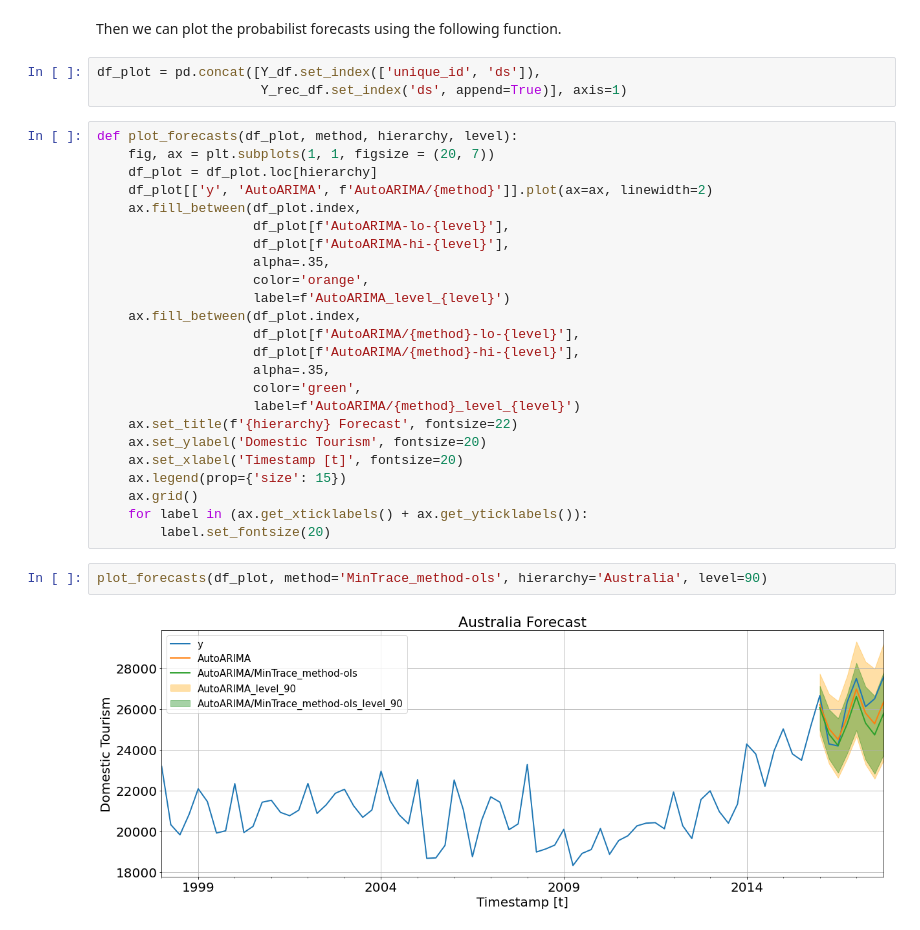
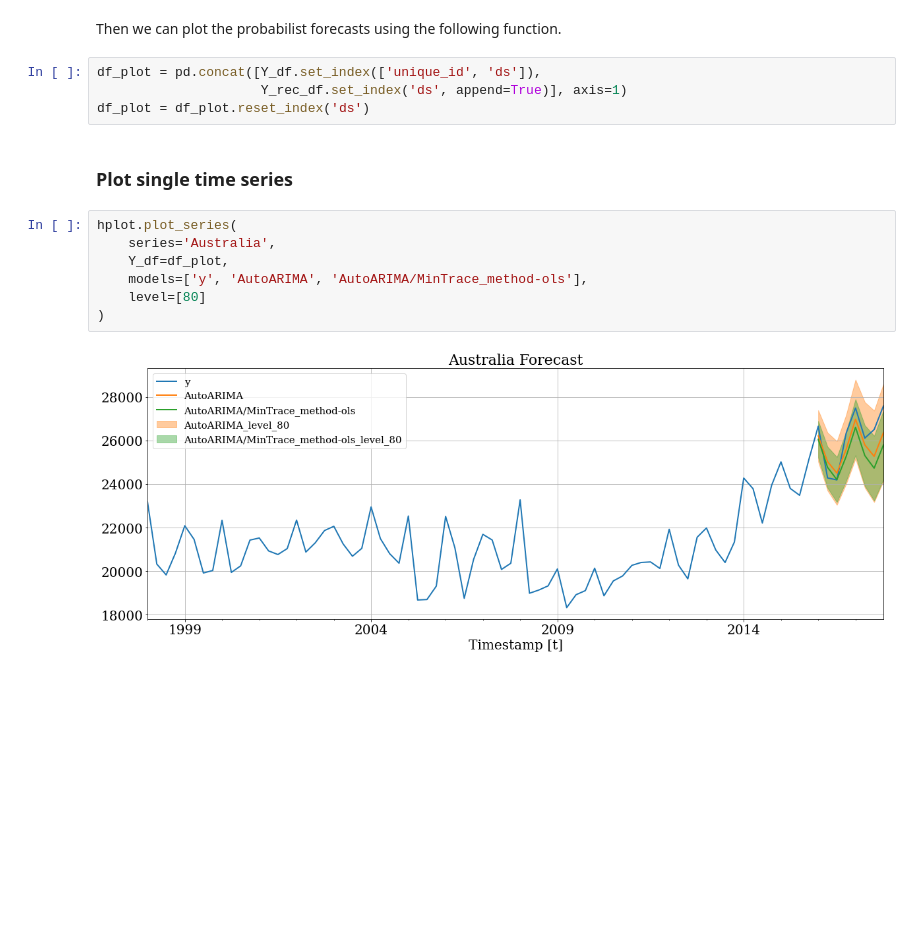
Before and after one commit to Nixtla/hierarchicalforecast, a Jupyter notebook: nbs/examples/AustralianDomesticTourism-Intervals.ipynb, the cells around one changed output. Drawn from its saved outputs; the diff is of its cells as text; blank space fills up the shorter version.

```diff
--- a/nbs/examples/AustralianDomesticTourism-Intervals.ipynb
+++ b/nbs/examples/AustralianDomesticTourism-Intervals.ipynb
@@ -147,34 +162,18 @@ Then we can plot the probabilist forecasts using the following function.
 # %%
 df_plot = pd.concat([Y_df.set_index(['unique_id', 'ds']),
                      Y_rec_df.set_index('ds', append=True)], axis=1)
+df_plot = df_plot.reset_index('ds')
-# %%
-def plot_forecasts(df_plot, method, hierarchy, level):
-    fig, ax = plt.subplots(1, 1, figsize = (20, 7))
-    df_plot = df_plot.loc[hierarchy]
-    df_plot[['y', 'AutoARIMA', f'AutoARIMA/{method}']].plot(ax=ax, linewidth=2)
-    ax.fill_between(df_plot.index,
-                    df_plot[f'AutoARIMA-lo-{level}'],
-                    df_plot[f'AutoARIMA-hi-{level}'],
-                    alpha=.35,
-                    color='orange',
-                    label=f'AutoARIMA_level_{level}')
-    ax.fill_between(df_plot.index,
-                    df_plot[f'AutoARIMA/{method}-lo-{level}'],
-                    df_plot[f'AutoARIMA/{method}-hi-{level}'],
-                    alpha=.35,
-                    color='green',
-                    label=f'AutoARIMA/{method}_level_{level}')
-    ax.set_title(f'{hierarchy} Forecast', fontsize=22)
-    ax.set_ylabel('Domestic Tourism', fontsize=20)
-    ax.set_xlabel('Timestamp [t]', fontsize=20)
-    ax.legend(prop={'size': 15})
-    ax.grid()
-    for label in (ax.get_xticklabels() + ax.get_yticklabels()):
-        label.set_fontsize(20)
-# %%
-plot_forecasts(df_plot, method='MinTrace_method-ols', hierarchy='Australia', level=90)
-# %% [output]
-[figure, removed]
+# %% [markdown]
+### Plot single time series
+# %%
+hplot.plot_series(
+    series='Australia',
+    Y_df=df_plot,
+    models=['y', 'AutoARIMA', 'AutoARIMA/MinTrace_method-ols'],
+    level=[80]
+)
+# %% [output]
+[figure, added]
 # %%
 # Since we are plotting a bottom time series
 # the probabilistic and mean forecasts
```
Also changed, not shown: parts of 9 cells of this notebook.
